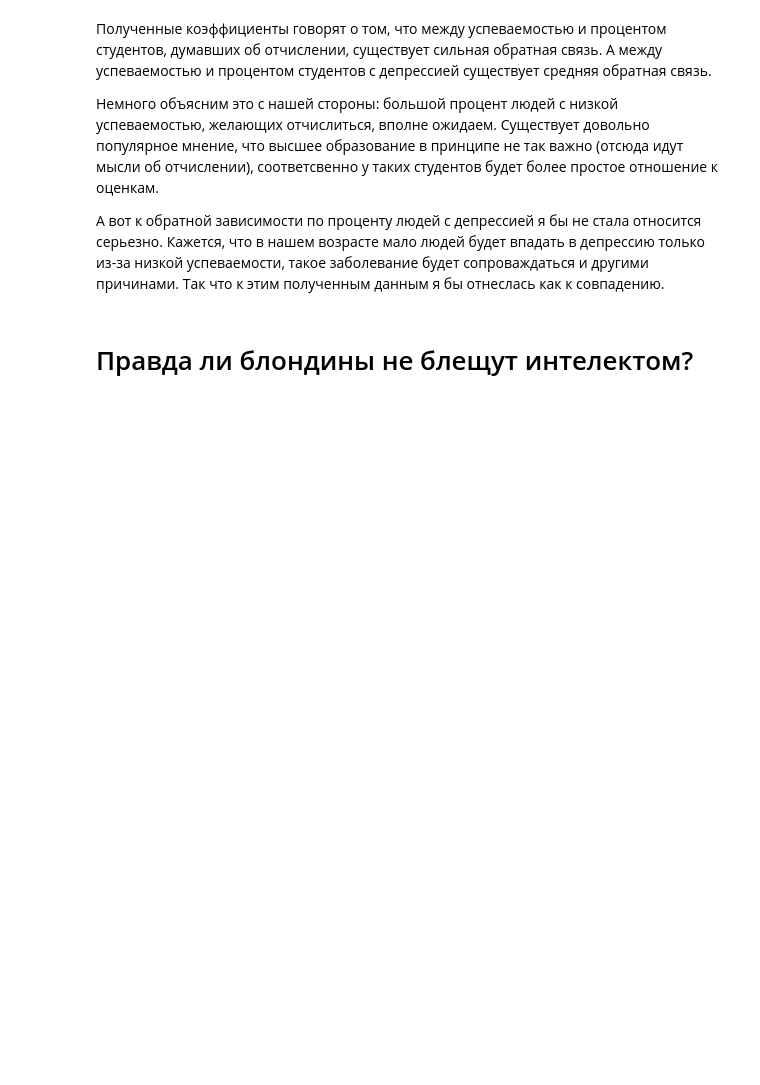
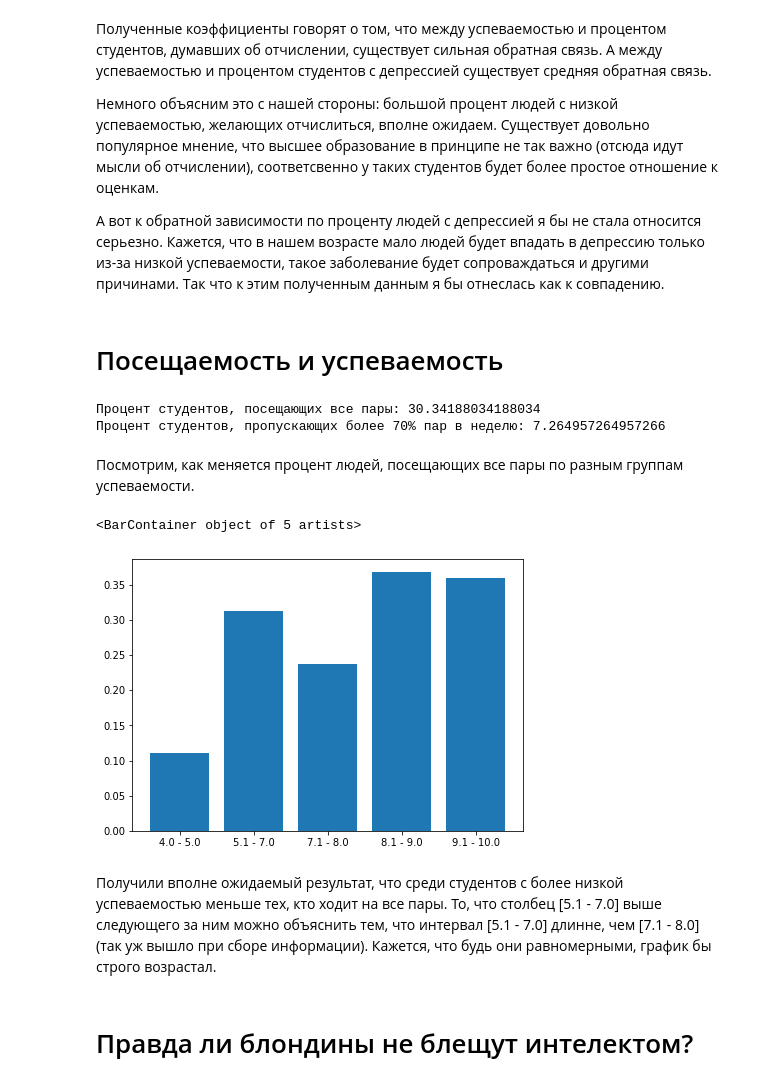
Before and after one commit to sherri-ice/DataAnalyseProject, a Jupyter notebook: vkiad_project.ipynb, the cells around one changed output. Cells and saved outputs as stored; diff of their text form; code cells hidden in the pictures; blank space fills up the shorter version.

```diff
--- a/vkiad_project.ipynb
+++ b/vkiad_project.ipynb
@@ -379,6 +379,37 @@ print('Коэффициент корреляции Пирсона между и
 Немного объясним это с нашей стороны: большой процент людей с низкой успеваемостью, желающих отчислиться, вполне ожидаем. Существует довольно популярное мнение, что высшее образование в принципе не так важно (отсюда идут мысли об отчислении), соответсвенно у таких студентов будет более простое отношение к оценкам.
 
 А вот к обратной зависимости по проценту людей с депрессией я бы не стала относится серьезно. Кажется, что в нашем возрасте мало людей будет впадать в депрессию только из-за низкой успеваемости, такое заболевание будет сопроваждаться и другими причинами. Так что к этим полученным данным я бы отнеслась как к совпадению.
+# %% [markdown]
+# Посещаемость и успеваемость
+# %%
+attendance = data_frame.attendance.value_counts()
+total = np.sum(np.array(attendance))
+print('Процент студентов, посещающих все пары:', attendance.loc['Хожу на все пары'] / total * 100)
+print('Процент студентов, пропускающих более 70% пар в неделю:', attendance.loc['Пропускаю >70% пар в неделю'] / total * 100)
+# %% [output]
+Процент студентов, посещающих все пары: 30.34188034188034
+Процент студентов, пропускающих более 70% пар в неделю: 7.264957264957266
+# %% [markdown]
+Посмотрим, как меняется процент людей, посещающих все пары по разным группам успеваемости.
+# %%
+grades_intervals = data_frame.average_grade.unique()
+grades_intervals = np.sort(grades_intervals)
+grades_and_full_attendance = {}
+df_attendance_and_grades = data_frame.loc[:, ['average_grade', 'attendance']].set_index('average_grade')
+for i in grades_intervals:
+  answers = df_attendance_and_grades.loc[i].value_counts()
+  total = np.sum(np.array(answers))
+  grades_and_full_attendance[i] = int(answers.loc['Хожу на все пары']) / total
+
+grades_and_full_attendance = Series(grades_and_full_attendance)
+plt.figure(figsize=(7, 5))
+plt.xticks(np.arange(grades_intervals.size), grades_intervals)
+plt.bar(range(grades_intervals.size), grades_and_full_attendance)
+# %% [output]
+<BarContainer object of 5 artists>
+[figure, added]
+# %% [markdown]
+Получили вполне ожидаемый результат, что среди студентов с более низкой успеваемостью меньше тех, кто ходит на все пары. То, что столбец [5.1 - 7.0] выше следующего за ним можно объяснить тем, что интервал [5.1 - 7.0] длинне, чем [7.1 - 8.0] (так уж вышло при сборе информации). Кажется, что будь они равномерными, график бы строго возрастал.
 # %% [markdown]
 # Правда ли блондины не блещут интелектом?
 # %%
```
Also changed, not shown: parts of 1 cell of this notebook.
